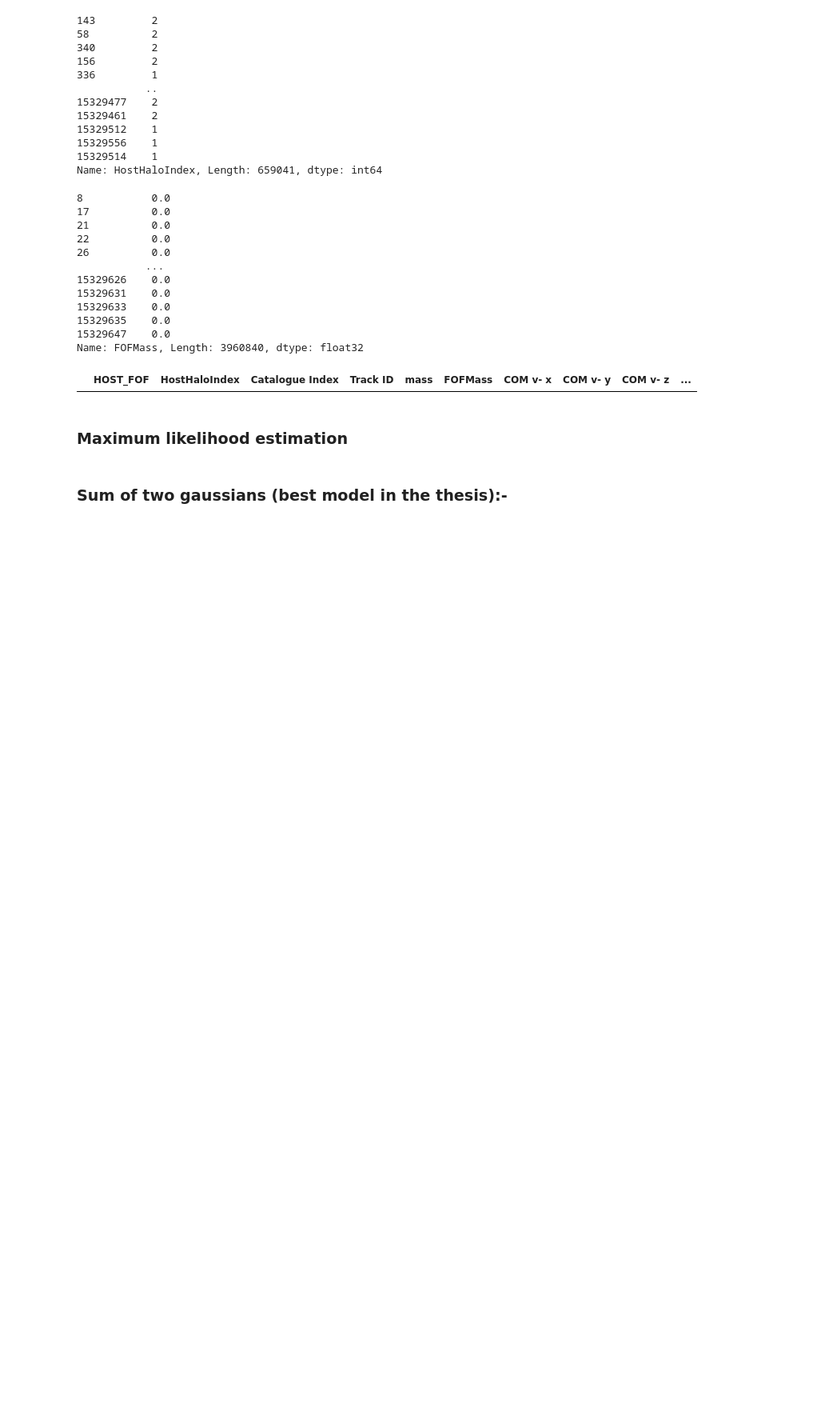
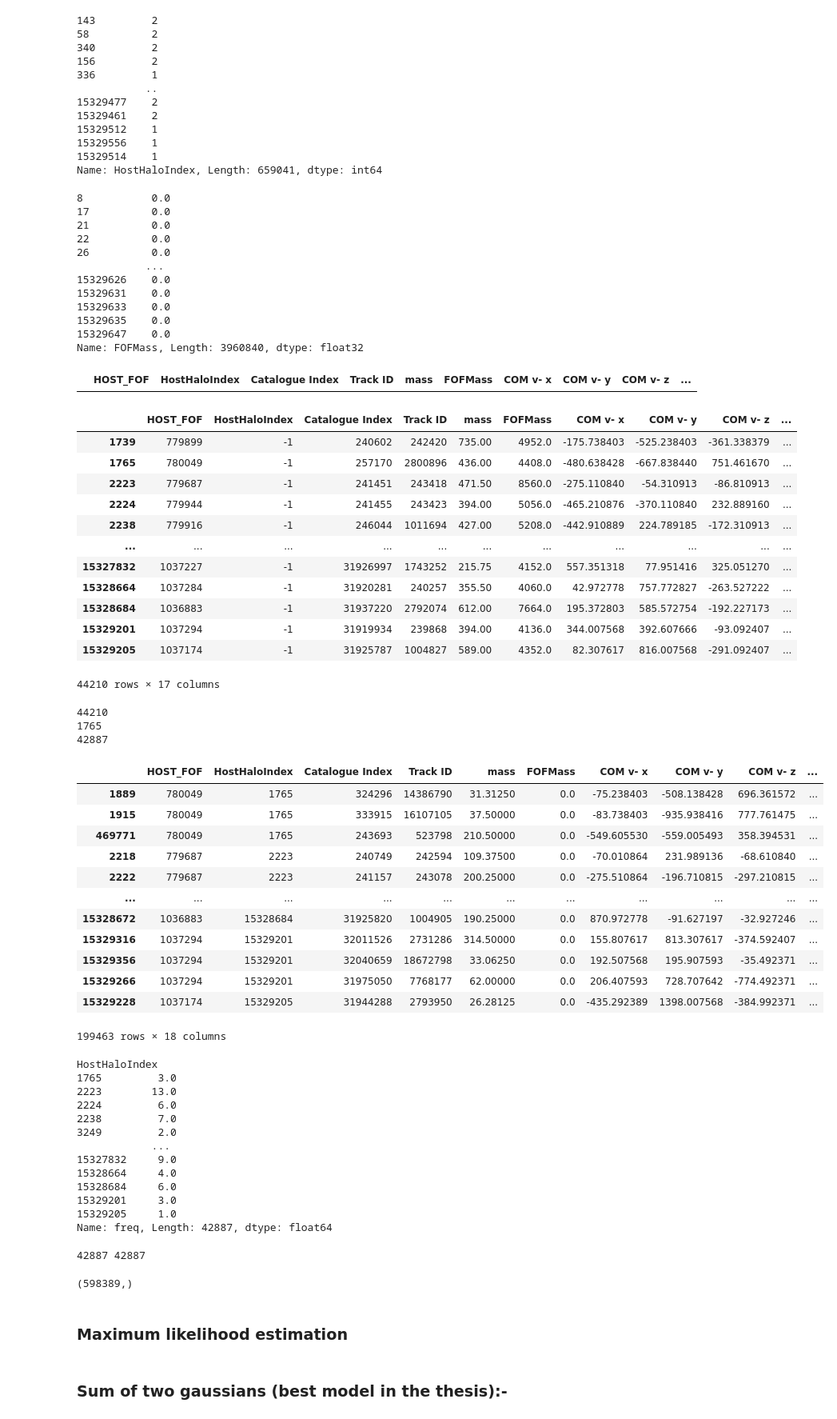
Before and after one commit to TimvdVuurst/MRP_vdvuurst, a Jupyter notebook: Sowmya/Velocity_Distributions-with_radial_dependence-v2403-13_5_14 - Copy.ipynb, the cells around one changed output. Shown at 80% size. Drawn from its saved outputs; the diff is of its cells as text; code cells hidden in the pictures; blank space fills up the shorter version.

```diff
--- a/Sowmya/Velocity_Distributions-with_radial_dependence-v2403-13_5_14 - Copy.ipynb
+++ b/Sowmya/Velocity_Distributions-with_radial_dependence-v2403-13_5_14 - Copy.ipynb
@@ -31,6 +31,7 @@ with h5py.File(path_hydro, "r") as handle:
     NoofDMParticles=handle["ExclusiveSphere/100kpc/NumberOfDarkMatterParticles"][:]
     COM=handle["ExclusiveSphere/100kpc/CentreOfMass"][:]
     IsCentral = handle["InputHalos/IsCentral"][:].astype(bool)
+    SOMass = handle['SO/200_mean/TotalMass'][:]
 # %%
 df = pd.DataFrame({
     'HOST_FOF' :  HOSTFOFID,
@@ -47,11 +48,12 @@ df = pd.DataFrame({
     'COM - z':COM[:,2],
     'Bound Particles No':NoofBoundParticles,
     'DM Particles No': NoofDMParticles,
-    'IsCentral' : IsCentral
+    'IsCentral' : IsCentral,
+    'SOMass' : SOMass
 })
 df['INDEX_HOST_HALOS']=np.asarray(df.index)
 
-DF_BOUND_NO_FILTERED= df[df['Bound Particles No']>100]
+DF_BOUND_NO_FILTERED= df[df['Bound Particles No']>=100]
 display(df)
 # display(DF_BOUND_NO_FILTERED)
 # %% [output]
@@ -118,11 +120,11 @@ test1[~test1['IsCentral'].values]
 def final_velocity(df,lower_mass,upper_mass):
     #filtering FOF groups based on mass
     if upper_mass==-1:
-        M_bin=df[df['FOFMass']>=lower_mass]
+        M_bin=df[df['SOMass']>=lower_mass]
     elif lower_mass==-1:
         M_bin=df[(df['FOFMass']<upper_mass)]
     else:
-        M_bin=df[(df['FOFMass']>=lower_mass)& (df['FOFMass']<upper_mass)]
+        M_bin=df[(df['SOMass']>=lower_mass)& (df['SOMass']<=upper_mass)]
     HOSTINDICES=np.asarray(M_bin.index) #indices of hosts
     display(M_bin)
     print(len(HOSTINDICES)) #check number of host halos
@@ -132,7 +134,9 @@ def final_velocity(df,lower_mass,upper_mass):
     # finding number of subhalos in each FOF group
     filtereddf['freq'] = filtereddf.groupby('HostHaloIndex')['HostHaloIndex'].transform('count')
     display(filtereddf)
+    print()
     df2=filtereddf.groupby('HostHaloIndex')['freq'].mean()
+    display(df2)
     FINALHOSTINDICES=df2.index
     offsets=df2.values.astype(int)
 
@@ -176,14 +180,19 @@ def final_velocity(df,lower_mass,upper_mass):
         CENTRAL_X=HOSTHALO_X[i]
         CENTRAL_Y=HOSTHALO_Y[i]
         CENTRAL_Z=HOSTHALO_Z[i]
+
         count_upper+=offsets[i]
+
         # print(count_lower,count_upper) - check if needed
+
         subhalo_relvel_x[count_lower:count_upper]=SUBHALO_X[count_lower:count_upper]-CENTRAL_VELX
         subhalo_relvel_y[count_lower:count_upper]=SUBHALO_Y[count_lower:count_upper]-CENTRAL_VELY
         subhalo_relvel_z[count_lower:count_upper]=SUBHALO_Z[count_lower:count_upper]-CENTRAL_VELZ
+
         subhalo_rel_x[count_lower:count_upper]=CENTRAL_X- SUBHALO_x[count_lower:count_upper]
         subhalo_rel_y[count_lower:count_upper]=CENTRAL_Y-SUBHALO_y[count_lower:count_upper]
         subhalo_rel_z[count_lower:count_upper]=CENTRAL_Z-SUBHALO_z[count_lower:count_upper]
+
         count_lower+=offsets[i]
 
     # print(count_lower,count_upper) - check if needed
@@ -197,6 +206,56 @@ def final_velocity(df,lower_mass,upper_mass):
     total_vel_xyz=np.concatenate((final_velx,final_vely,final_velz), axis=None)
 
     return final_velx,final_vely,final_velz,total_vel_xyz,final_relx,final_rely,final_relz
+# %%
+M15_final_velx,M15_final_vely,M15_final_velz,M15_total_Vel,M15_final_x,M15_final_y,M15_final_z=final_velocity(DF_BOUND_NO_FILTERED,10**3.5,10**4)
+# %% [output]
+|  | HOST_FOF | HostHaloIndex | Catalogue Index | Track ID | mass | FOFMass | COM v- x | COM v- y | COM v- z | ... |
+| 1739 | 779899 | -1 | 240602 | 242420 | 735.00 | 4952.0 | -175.738403 | -525.238403 | -361.338379 | ... |
+| 1765 | 780049 | -1 | 257170 | 2800896 | 436.00 | 4408.0 | -480.638428 | -667.838440 | 751.461670 | ... |
+| 2223 | 779687 | -1 | 241451 | 243418 | 471.50 | 8560.0 | -275.110840 | -54.310913 | -86.810913 | ... |
+| 2224 | 779944 | -1 | 241455 | 243423 | 394.00 | 5056.0 | -465.210876 | -370.110840 | 232.889160 | ... |
+| 2238 | 779916 | -1 | 246044 | 1011694 | 427.00 | 5208.0 | -442.910889 | 224.789185 | -172.310913 | ... |
+| ... | ... | ... | ... | ... | ... | ... | ... | ... | ... | ... |
+| 15327832 | 1037227 | -1 | 31926997 | 1743252 | 215.75 | 4152.0 | 557.351318 | 77.951416 | 325.051270 | ... |
+| 15328664 | 1037284 | -1 | 31920281 | 240257 | 355.50 | 4060.0 | 42.972778 | 757.772827 | -263.527222 | ... |
+| 15328684 | 1036883 | -1 | 31937220 | 2792074 | 612.00 | 7664.0 | 195.372803 | 585.572754 | -192.227173 | ... |
+| 15329201 | 1037294 | -1 | 31919934 | 239868 | 394.00 | 4136.0 | 344.007568 | 392.607666 | -93.092407 | ... |
+| 15329205 | 1037174 | -1 | 31925787 | 1004827 | 589.00 | 4352.0 | 82.307617 | 816.007568 | -291.092407 | ... |
+44210 rows × 17 columns
+44210
+1765
+42887
+|  | HOST_FOF | HostHaloIndex | Catalogue Index | Track ID | mass | FOFMass | COM v- x | COM v- y | COM v- z | ... |
+| 1889 | 780049 | 1765 | 324296 | 14386790 | 31.31250 | 0.0 | -75.238403 | -508.138428 | 696.361572 | ... |
+| 1915 | 780049 | 1765 | 333915 | 16107105 | 37.50000 | 0.0 | -83.738403 | -935.938416 | 777.761475 | ... |
+| 469771 | 780049 | 1765 | 243693 | 523798 | 210.50000 | 0.0 | -549.605530 | -559.005493 | 358.394531 | ... |
+| 2218 | 779687 | 2223 | 240749 | 242594 | 109.37500 | 0.0 | -70.010864 | 231.989136 | -68.610840 | ... |
+| 2222 | 779687 | 2223 | 241157 | 243078 | 200.25000 | 0.0 | -275.510864 | -196.710815 | -297.210815 | ... |
+| ... | ... | ... | ... | ... | ... | ... | ... | ... | ... | ... |
+| 15328672 | 1036883 | 15328684 | 31925820 | 1004905 | 190.25000 | 0.0 | 870.972778 | -91.627197 | -32.927246 | ... |
+| 15329316 | 1037294 | 15329201 | 32011526 | 2731286 | 314.50000 | 0.0 | 155.807617 | 813.307617 | -374.592407 | ... |
+| 15329356 | 1037294 | 15329201 | 32040659 | 18672798 | 33.06250 | 0.0 | 192.507568 | 195.907593 | -35.492371 | ... |
+| 15329266 | 1037294 | 15329201 | 31975050 | 7768177 | 62.00000 | 0.0 | 206.407593 | 728.707642 | -774.492371 | ... |
+| 15329228 | 1037174 | 15329205 | 31944288 | 2793950 | 26.28125 | 0.0 | -435.292389 | 1398.007568 | -384.992371 | ... |
+199463 rows × 18 columns
+HostHaloIndex
+1765         3.0
+2223        13.0
+2224         6.0
+2238         7.0
+3249         2.0
+            ...
+15327832     9.0
+15328664     4.0
+15328684     6.0
+15329201     3.0
+15329205     1.0
+Name: freq, Length: 42887, dtype: float64
+42887 42887
+# %%
+M15_total_Vel.shape
+# %% [output]
+(598389,)
 # %% [markdown]
 ### Maximum likelihood estimation
 # %%
```
Also changed, not shown: parts of 1 cell of this notebook, 35 other files.
